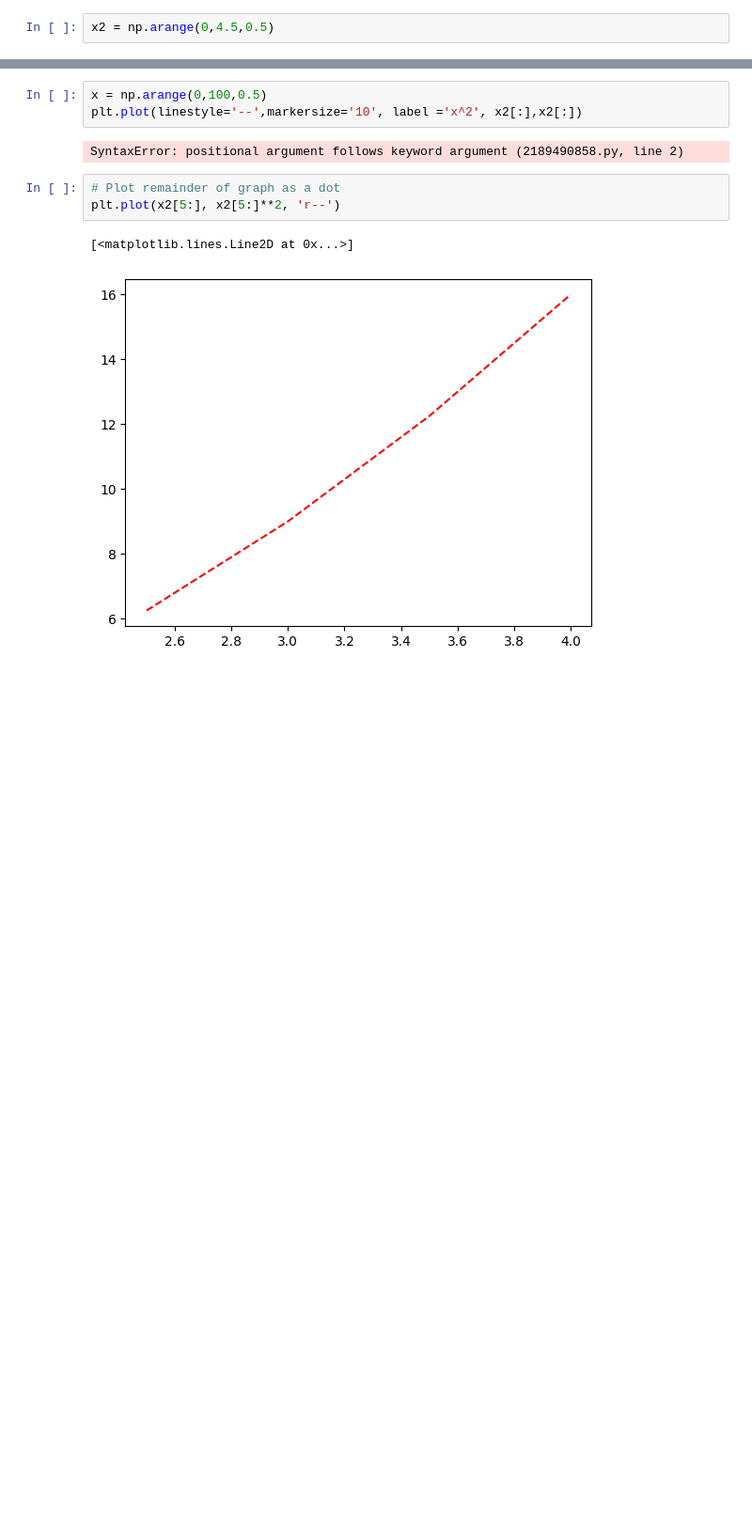
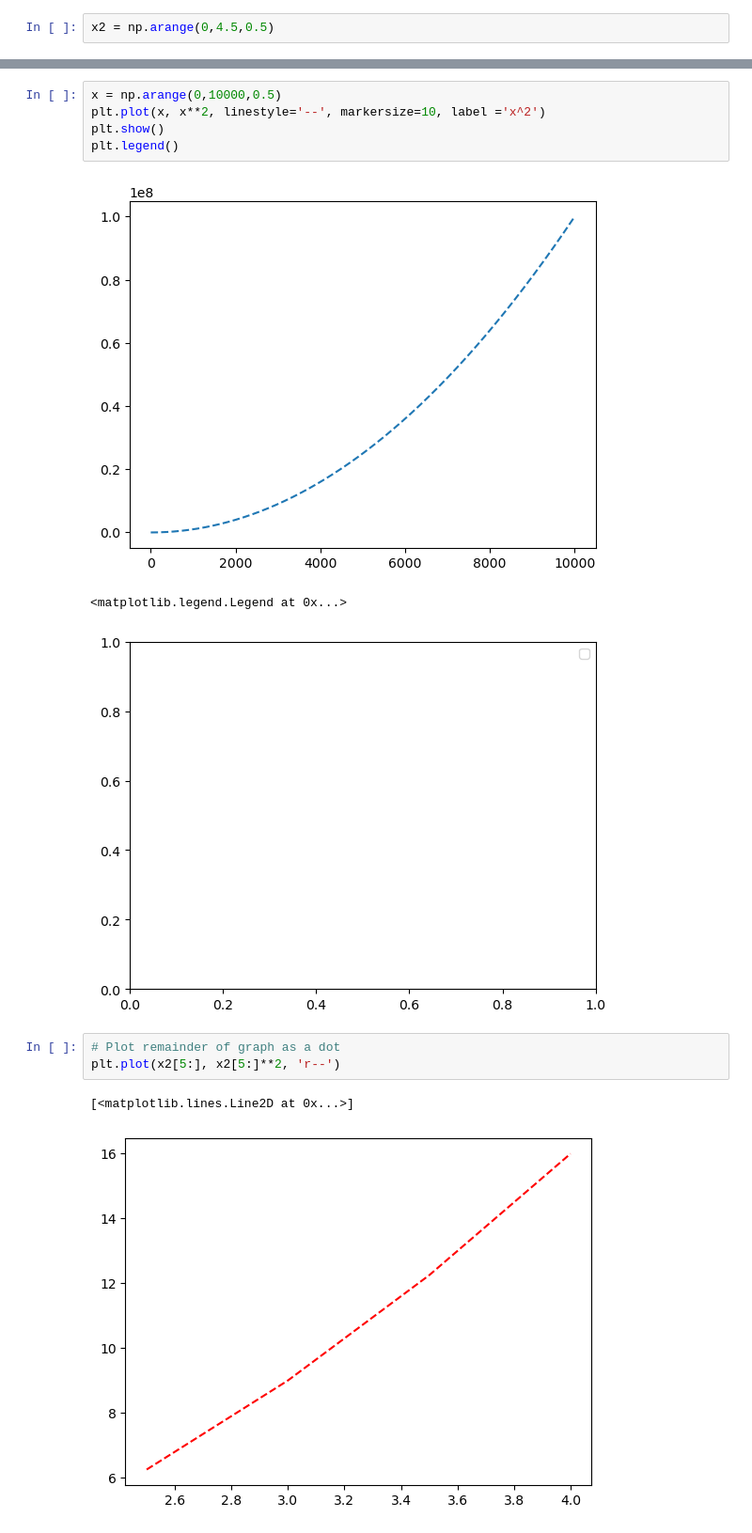
Before and after one commit to Suvam-paul145/Data-Analysis, a Jupyter notebook: Matplotlib/matplotlib.ipynb, the cells around one changed output, grey strips where cells are left out. Shown at 94% size. Saved outputs shown, nothing was run; the diff lists cells and outputs as text; blank space fills up the shorter version.

```diff
--- a/Matplotlib/matplotlib.ipynb
+++ b/Matplotlib/matplotlib.ipynb
@@ -34,8 +39,12 @@ plt.plot(x2[:6], x2[:6]**2, 'r', label='X^2')
 # %%
-x = np.arange(0,100,0.5)
-plt.plot(linestyle='--',markersize='10', label ='x^2', x2[:],x2[:])
+x = np.arange(0,10000,0.5)
+plt.plot(x, x**2, linestyle='--', markersize=10, label ='x^2')
+plt.show()
+plt.legend()
 # %% [output]
+[figure, added]
-SyntaxError: positional argument follows keyword argument (2189490858.py, line 2)
+<matplotlib.legend.Legend at 0x...>
+[figure, added]
 # %%
 # Plot remainder of graph as a dot
 plt.plot(x2[5:], x2[5:]**2, 'r--')
```
Also changed, not shown: parts of 4 cells of this notebook, 2 other files.
